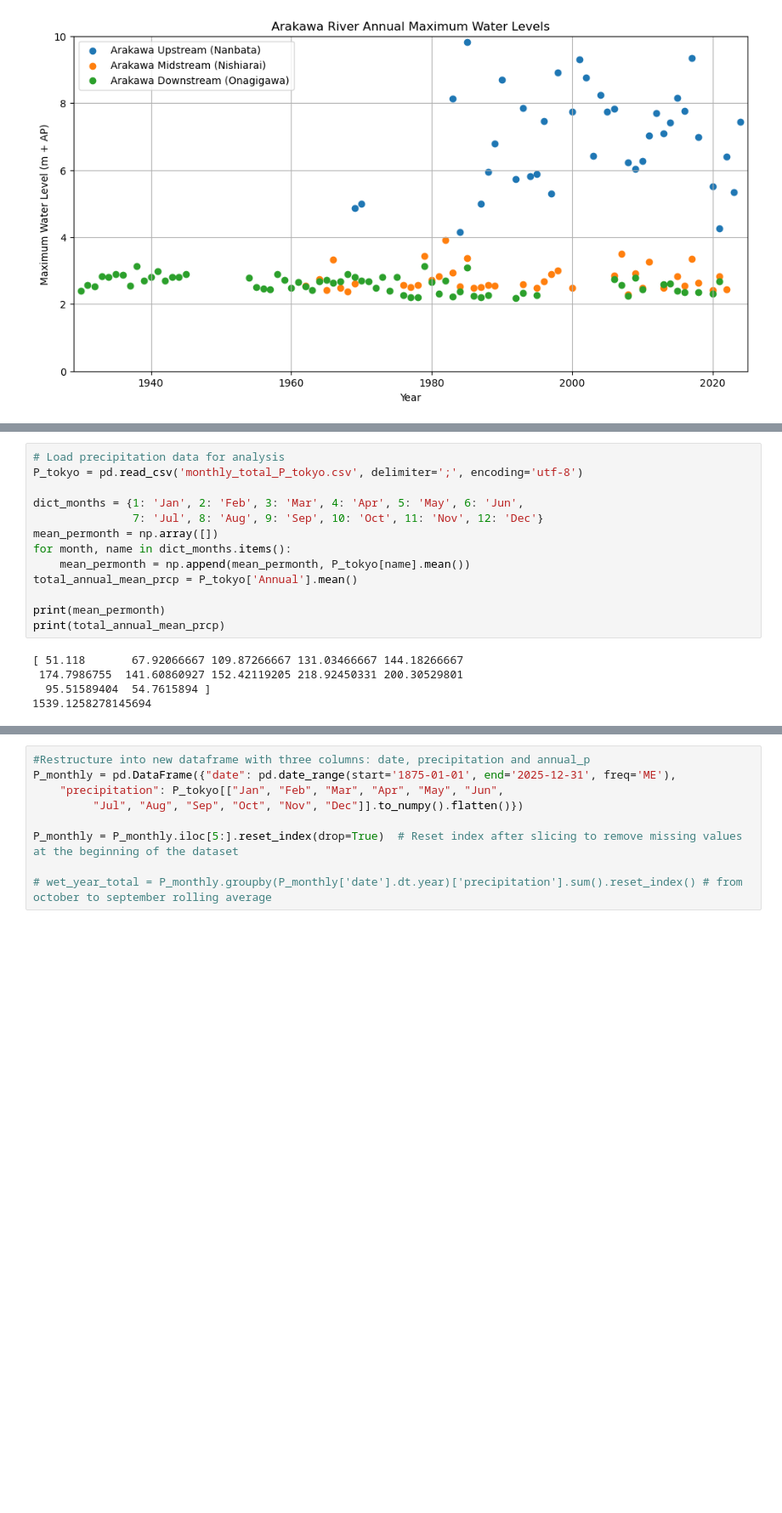
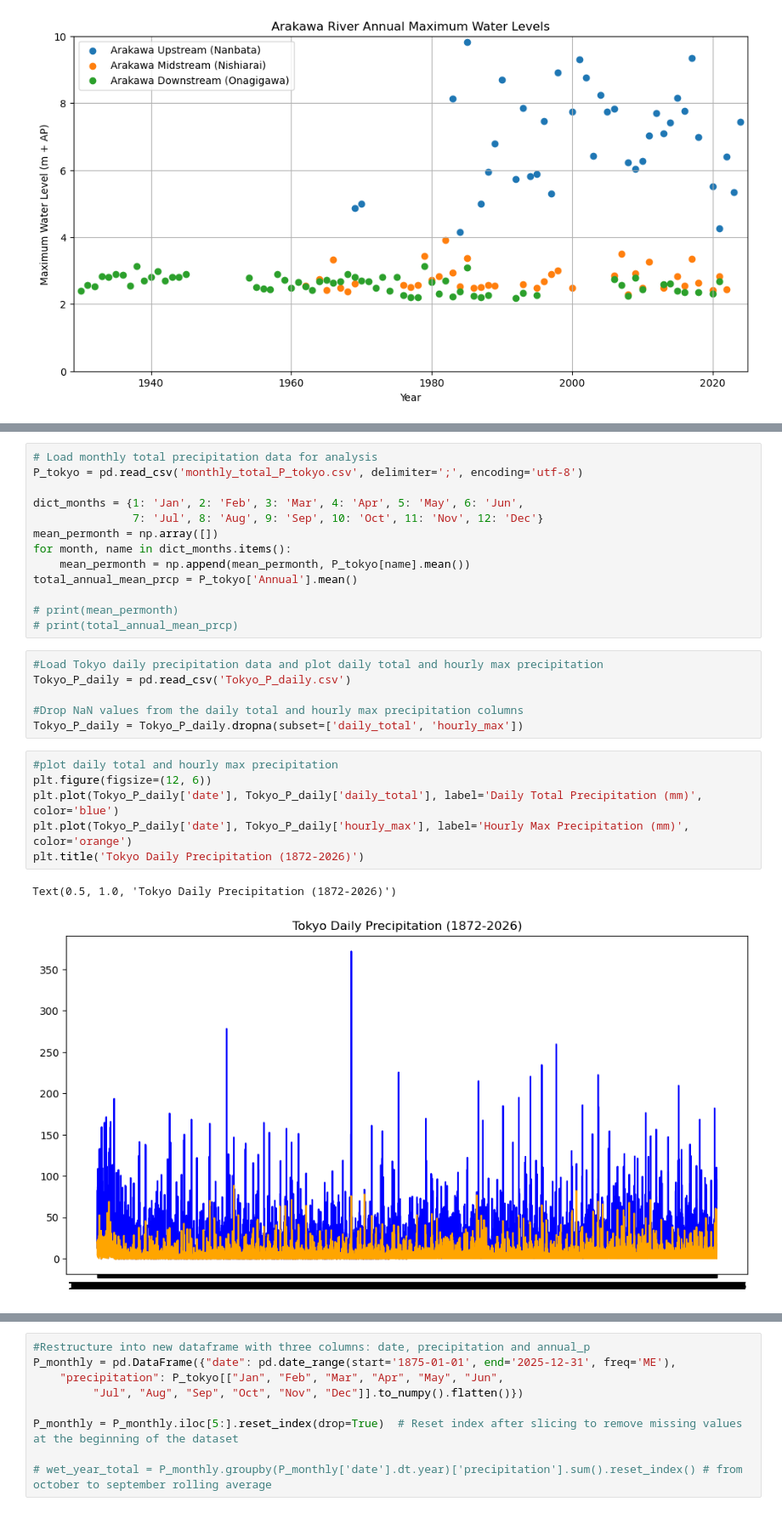
Before and after one commit to foozdemiroglu-gif/MP411-Tokyo, a Jupyter notebook: Hydraulic_analysis.ipynb, the cells around one changed output, grey strips where cells are left out. Shown at 85% size. Drawn from its saved outputs; the diff is of its cells as text; blank space fills up the shorter version.

Commit message:
daily_P_update

```diff
--- a/Hydraulic_analysis.ipynb
+++ b/Hydraulic_analysis.ipynb
@@ -266,5 +376,5 @@ plt.show()
 # %%
-# Load precipitation data for analysis
+# Load monthly total precipitation data for analysis
 P_tokyo = pd.read_csv('monthly_total_P_tokyo.csv', delimiter=';', encoding='utf-8')
 
 dict_months = {1: 'Jan', 2: 'Feb', 3: 'Mar', 4: 'Apr', 5: 'May', 6: 'Jun',
@@ -274,10 +384,20 @@ for month, name in dict_months.items():
     mean_permonth = np.append(mean_permonth, P_tokyo[name].mean())
 total_annual_mean_prcp = P_tokyo['Annual'].mean()
 
-print(mean_permonth)
-print(total_annual_mean_prcp)
+# print(mean_permonth)
+# print(total_annual_mean_prcp)
-# %% [output]
-[ 51.118       67.92066667 109.87266667 131.03466667 144.18266667
- 174.7986755  141.60860927 152.42119205 218.92450331 200.30529801
-  95.51589404  54.7615894 ]
-1539.1258278145694
+# %%
+#Load Tokyo daily precipitation data and plot daily total and hourly max precipitation
+Tokyo_P_daily = pd.read_csv('Tokyo_P_daily.csv')
+
+#Drop NaN values from the daily total and hourly max precipitation columns
+Tokyo_P_daily = Tokyo_P_daily.dropna(subset=['daily_total', 'hourly_max'])
+# %%
+#plot daily total and hourly max precipitation
+plt.figure(figsize=(12, 6))
+plt.plot(Tokyo_P_daily['date'], Tokyo_P_daily['daily_total'], label='Daily Total Precipitation (mm)', color='blue')
+plt.plot(Tokyo_P_daily['date'], Tokyo_P_daily['hourly_max'], label='Hourly Max Precipitation (mm)', color='orange')
+plt.title('Tokyo Daily Precipitation (1872-2026)')
+# %% [output]
+Text(0.5, 1.0, 'Tokyo Daily Precipitation (1872-2026)')
+[figure, added]
```
Also changed, not shown: parts of 14 cells of this notebook, 4 other files.
